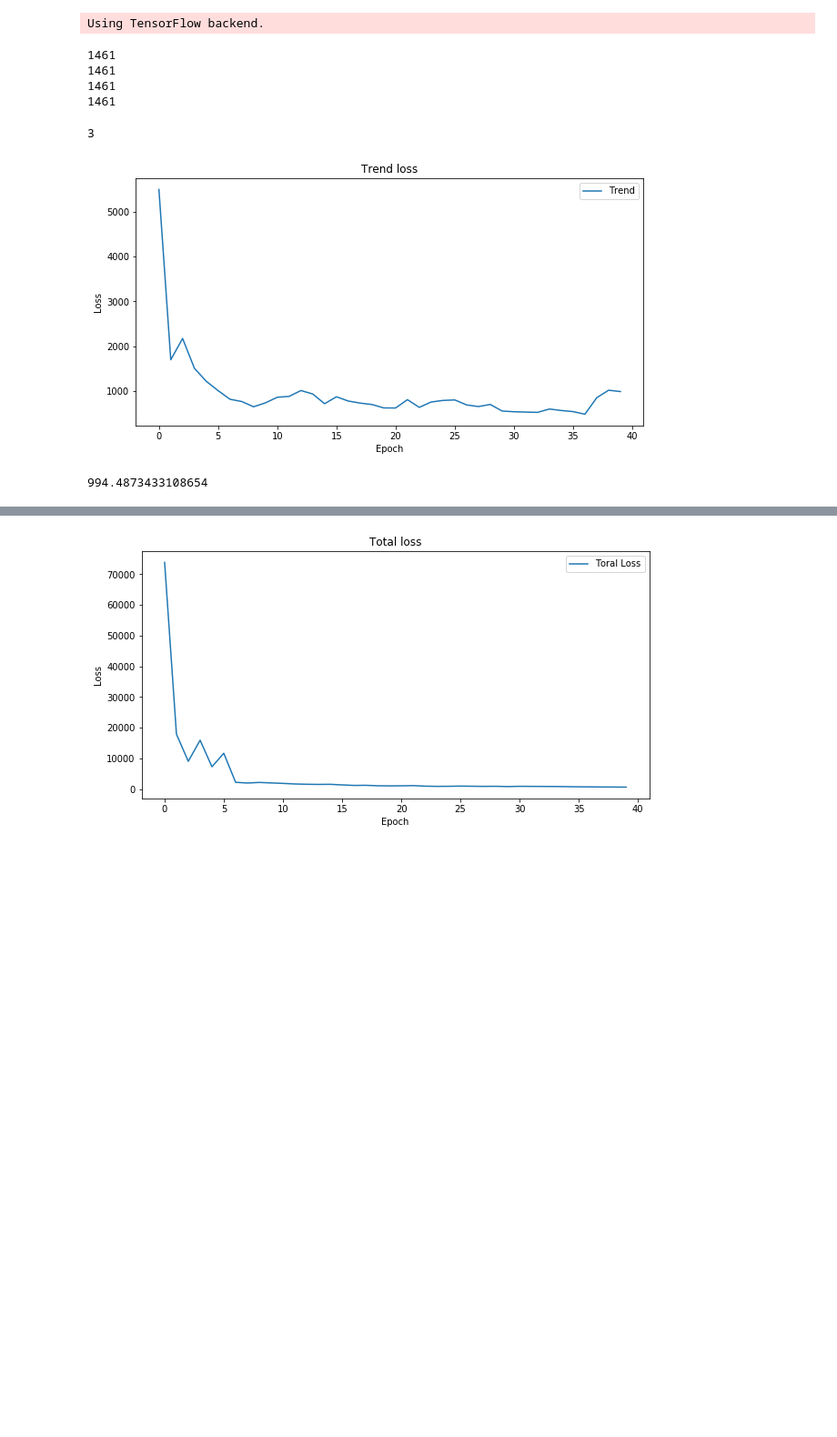
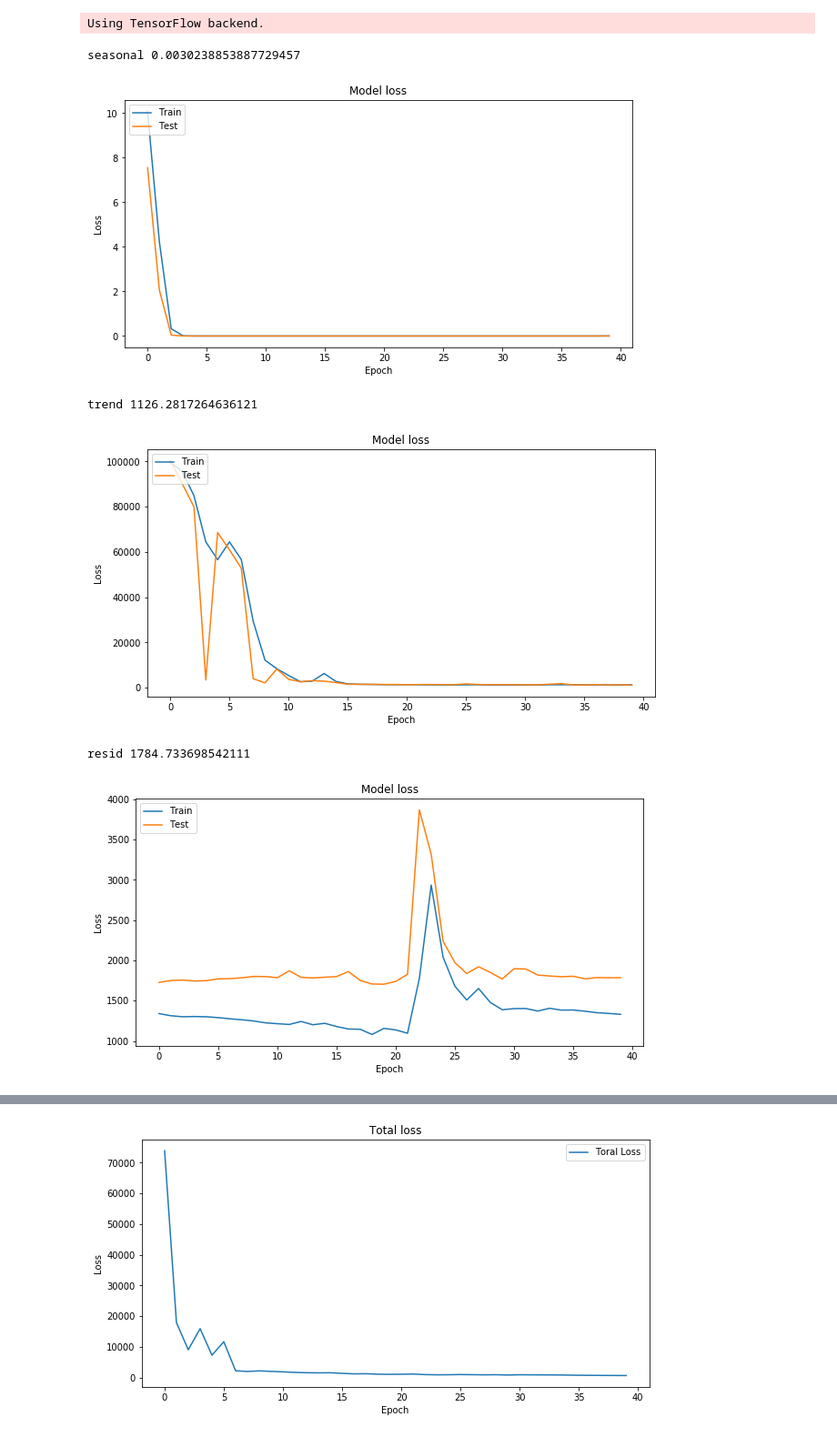
Before and after one commit to s-ankur/ug-project, a Jupyter notebook: simple_rnn_decompose.ipynb, the cells around one changed output, grey strips where cells are left out. Shown: that part at 91% size. Drawn from its saved outputs; the diff is of its cells as text; code cells hidden in the pictures; blank space fills up the shorter version.

```diff
--- a/simple_rnn_decompose.ipynb
+++ b/simple_rnn_decompose.ipynb
@@ -28,6 +28,7 @@ def vanilla_lstm(n_steps, n_features):
 # %%
 n_steps=20
 n_features= 1
+n_forward = 6
 # %%
 import statsmodels.api as sm
 from statsmodels.tsa.api import ExponentialSmoothing, SimpleExpSmoothing, Holt
@@ -36,42 +37,37 @@ df=suny_international.load_data()['GHI']
 # %%
 y = df.resample('D').mean()
 decomposition = sm.tsa.seasonal_decompose(y, model='additive')
-# %%
-print(len(decomposition.resid))
-print(len(decomposition.trend))
-print(len(decomposition.seasonal))
-print(len(decomposition.observed))
-# %% [output]
-1461
-1461
-1461
-1461
-# %%
-df_train_trend,df_test_trend = suny_international.train_test_split(decomposition.trend)
-df_train_seasonal,df_test_seasonal = suny_international.train_test_split(decomposition.seasonal)
-df_train_residual,df_test_residual = suny_international.train_test_split(decomposition.resid)
-# %%
-df_test_trend.isna().sum()
-# %% [output]
-3
+# %%
+nas = decomposition.resid.isna() | decomposition.seasonal.isna() | decomposition.trend.isna()
+decomposition.resid= decomposition.resid[~nas]
+decomposition.seasonal= decomposition.seasonal[~nas]
+decomposition.trend= decomposition.trend[~nas]
+y_true = decomposition.resid + decomposition.seasonal+ decomposition.trend
+_,y_true_test = suny_international.train_test_split(y_true)
+# %%
+history = {}
+model  = {}
+components = ('seasonal','trend','resid')
+y_pred = {}
 # %%
-df_train_trend=df_train_trend.dropna()
+for component in components:
+    df_train,df_test = suny_international.train_test_split(getattr(decomposition,component))
 
-# X, y = split_sequence(df_train_trend, n_steps)
-# X = X.reshape((X.shape[0], X.shape[1], n_features))
+    X, y = split_sequence(df_train, n_steps,n_forward)
+    X = X.reshape((X.shape[0], X.shape[1], n_features))
+    X_val, y_val = split_sequence(df_test, n_steps,n_forward)
+    X_val = X_val.reshape((X_val.shape[0], X_val.shape[1], n_features))
 
-X, y = split_sequence(df_train_trend, n_steps)
-X = X.reshape((X.shape[0], X.shape[1], n_features))
-model=vanilla_lstm(n_steps, n_features)
-history_trend=model.fit(X,y,epochs=40,verbose=False)
-model.save('models/simple_rnn_trend.h5')
-plt.plot(history_trend.history['loss'])
-plt.title('Trend loss')
-plt.ylabel('Loss')
-plt.xlabel('Epoch')
-plt.legend(['Trend'], loc='upper right')
-plt.show()
-print(history_trend.history['loss'][-1])
+    model[component]=vanilla_lstm(n_steps, n_features)
+    history[component] = model[component].fit(X,y,validation_data=(X_val,y_val),epochs=40,verbose=False)
+    y_pred[component] = model[component].predict(X_val)
+    model[component].save('models/simple_rnn_' + component + '.h5')
+    print(component,history[component].history['val_loss'][-1])
+    plot_history(history[component])
 # %% [output]
+seasonal 0.0030238853887729457
-[figure, old version]
+[figure, new version]
-994.4873433108654
+trend 1126.2817264636121
+[figure, added]
+resid 1784.733698542111
+[figure, added]
```
Also changed, not shown: parts of 10 cells of this notebook, 4 other files.
